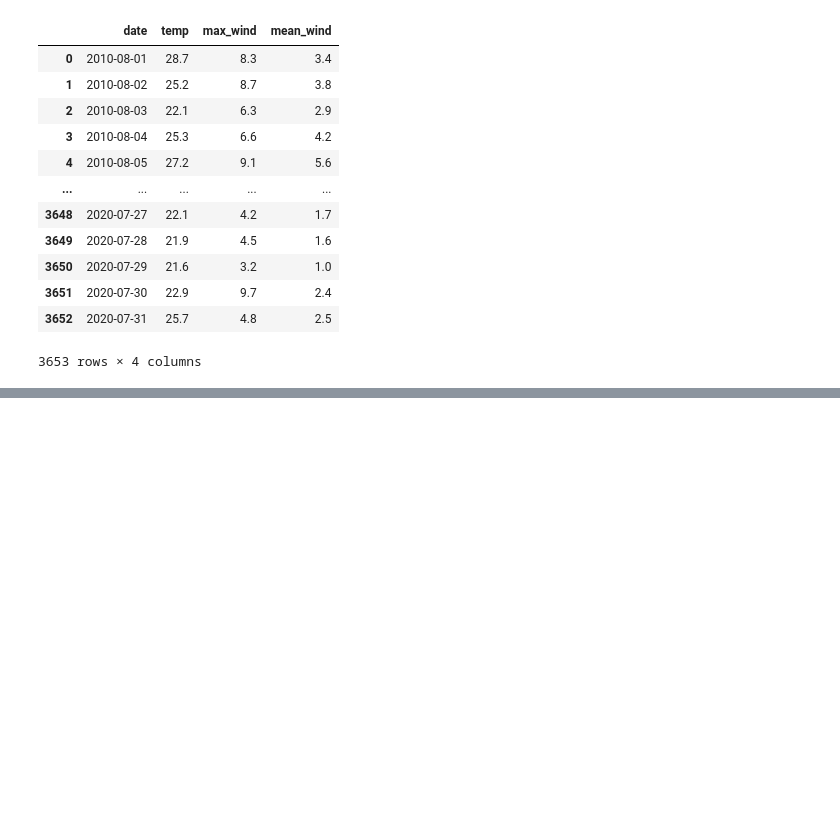
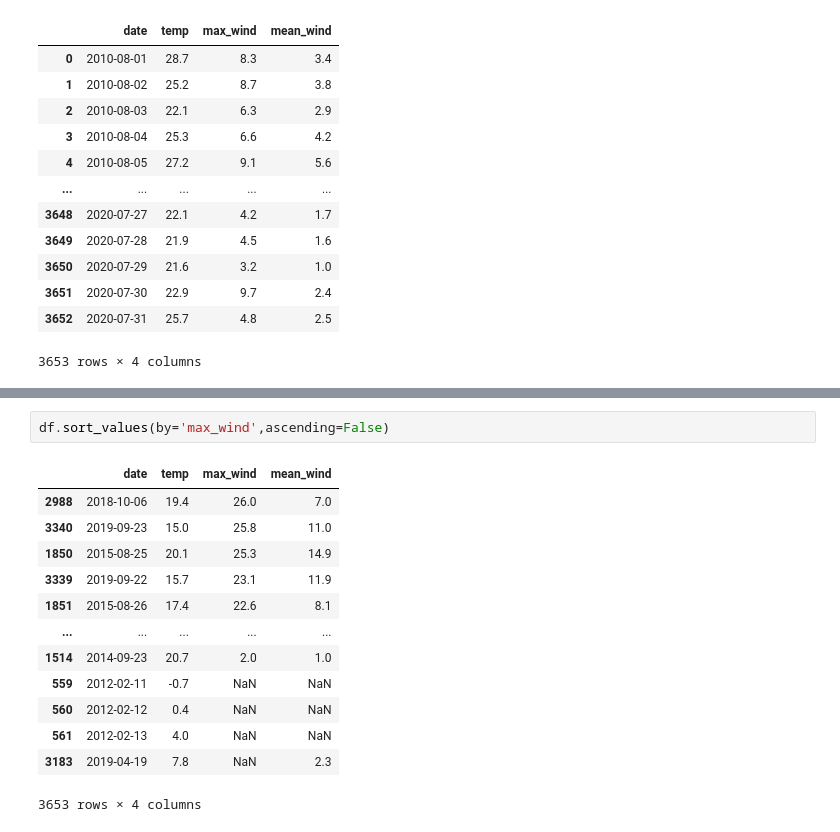
Before and after one commit to Ewha-Ohsori/OhsoriMarket, a Jupyter notebook: Downloads/DAbook1-main/ch5_pandas.ipynb, the cells around one changed output, grey strips where cells are left out. Cells and saved outputs as stored; diff of their text form; blank space fills up the shorter version.

```diff
--- a/Downloads/DAbook1-main/ch5_pandas.ipynb
+++ b/Downloads/DAbook1-main/ch5_pandas.ipynb
@@ -134,0 +212,16 @@ df
+# %%
+df.sort_values(by='max_wind',ascending=False)
+# %% [output]
+|  | date | temp | max_wind | mean_wind |
+| 2988 | 2018-10-06 | 19.4 | 26.0 | 7.0 |
+| 3340 | 2019-09-23 | 15.0 | 25.8 | 11.0 |
+| 1850 | 2015-08-25 | 20.1 | 25.3 | 14.9 |
+| 3339 | 2019-09-22 | 15.7 | 23.1 | 11.9 |
+| 1851 | 2015-08-26 | 17.4 | 22.6 | 8.1 |
+| ... | ... | ... | ... | ... |
+| 1514 | 2014-09-23 | 20.7 | 2.0 | 1.0 |
+| 559 | 2012-02-11 | -0.7 | NaN | NaN |
+| 560 | 2012-02-12 | 0.4 | NaN | NaN |
+| 561 | 2012-02-13 | 4.0 | NaN | NaN |
+| 3183 | 2019-04-19 | 7.8 | NaN | 2.3 |
+3653 rows × 4 columns
```
Also changed, not shown: parts of 24 cells of this notebook.
